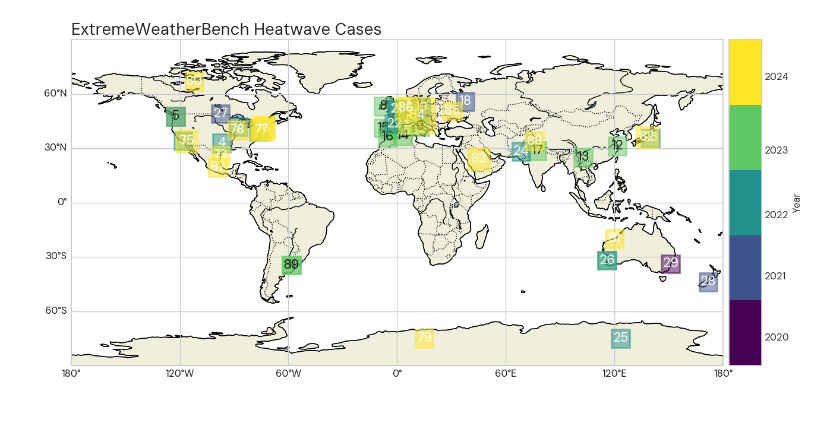
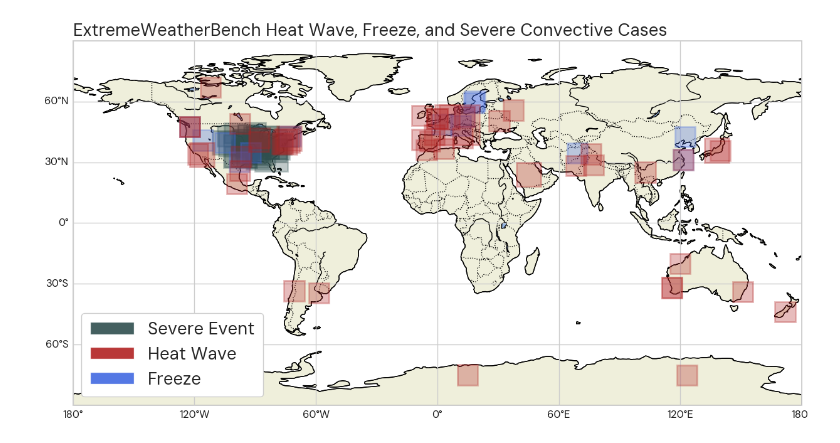
Before and after one commit to brightbandtech/ExtremeWeatherBench, a Jupyter notebook: experimental/plot_events.ipynb, the cells around one changed output. Drawn from its saved outputs; the diff is of its cells as text; code cells hidden in the pictures; blank space fills up the shorter version.

Commit message:
updated plot events with new cases

```diff
--- a/experimental/plot_events.ipynb
+++ b/experimental/plot_events.ipynb
@@ -23,10 +23,10 @@ sns.set_theme(style='whitegrid')
 # %%
 model = 'FOUR_v200_GFS'
 event_list = [events.HeatWave,
-              events.Freeze]
-heatwave_configuration = config.Config(
+              events.Freeze,
+              events.Severe]
+configuration = config.Config(
     event_types=event_list,
     )
 default_forecast_config = config.ForecastSchemaConfig()
-cases = evaluate.evaluate(eval_config=heatwave_configuration, forecast_schema_config=default_forecast_config, dry_run=True,)
-cases
+cases = evaluate.get_case_metadata(eval_config=configuration)
@@ -51,68 +49,68 @@ prop = fm.FontProperties(fname=f.name)
 # %%
 fig = plt.figure(figsize=(15, 10))
 ax = plt.axes(projection=ccrs.PlateCarree())
 
 # Add coastlines and gridlines
 ax.coastlines()
 ax.add_feature(cfeature.BORDERS, linestyle=':')
 ax.add_feature(cfeature.LAND, edgecolor='black')
 ax.add_feature(cfeature.LAKES, edgecolor='black')
 ax.add_feature(cfeature.RIVERS, edgecolor='black')
 
 # Add gridlines
 gl = ax.gridlines(draw_labels=True)
 gl.top_labels = False
 gl.right_labels = False
 gl.xformatter = LongitudeFormatter()
 gl.yformatter = LatitudeFormatter()
 gl.xlabel_style = {'size': 12, 'color': 'k', 'fontproperties': prop}
 gl.ylabel_style = {'size': 12, 'color': 'k', 'fontproperties': prop}
-# Plot boxes for each heat wave case
-for indiv_case in cases.cases:
-    lat = indiv_case.location.latitude
-    lon = indiv_case.location.longitude
-    half_box = indiv_case.bounding_box_degrees
 
-    # Create a rectangle around the indiv_case location
-    # Change edgecolor based on the date
-    # Use a colormap to determine the edgecolor based on the year
-    # Define a discrete colormap
-    cmap = plt.cm.get_cmap('viridis', 5)  # 5 discrete colors for 5 years
+# Define colors for each event type
+event_colors = {
+    'severe_day': 'darkslategray',
+    'heat_wave': 'firebrick',
+    'freeze': 'royalblue',
 
-    # Normalize the colormap to the range of years
-    norm = plt.Normalize(2020, 2024)
-    edgecolor = cmap(norm(indiv_case.start_date.year))
+}
 
-    rect = patches.Rectangle((lon - half_box, lat - half_box), 2 * half_box, 2 * half_box,
-                             linewidth=2, edgecolor=edgecolor, facecolor=edgecolor, transform=ccrs.PlateCarree(),zorder=10,alpha=0.5)
-    ax.add_artist(rect)
-    # Plot the id number next to each rectangle
-    if indiv_case.end_date.year == 2023:
-        ax.text(lon, lat, str(indiv_case.id), transform=ccrs.PlateCarree(), fontsize=16, ha='center', va='center', color='k', fontproperties=prop, bbox=dict(facecolor=edgecolor, alpha=0, edgecolor=None), zorder=10, fontweight='bold')
-    else:
-        ax.text(lon, lat, str(indiv_case.id), transform=ccrs.PlateCarree(), fontsize=16, ha='center', va='center', color='white', fontproperties=prop, bbox=dict(facecolor=edgecolor, alpha=0, edgecolor=None), zorder=10, fontweight='bold')
-    # ax.text(lon, lat, str(indiv_case.id), transform=ccrs.PlateCarree(), fontsize=12, ha='center', va='center', color=edgecolor, bbox=dict(facecolor=edgecolor, alpha=0, edgecolor=None))
+# Plot boxes for each case
+for event in cases[::-1]:
+    for indiv_case in event.cases:
+        lat = indiv_case.location.latitude
+        lon = indiv_case.location.longitude
+        half_box = indiv_case.bounding_box_degrees
 
-# Add a colorbar for the colormap
-divider = make_axes_locatable(ax)
-cax = divider.append_axes("right", size="5%", pad=0.1, axes_class=plt.Axes)
+        # Get color based on event type
+        event_type = indiv_case.event_type
+        color = event_colors.get(event_type, 'gray')  # Default to gray if event type not found
 
+        # Create a rectangle around the indiv_case location
+        rect = patches.Rectangle((lon - half_box, lat - half_box), 2 * half_box, 2 * half_box,
+                                linewidth=2, edgecolor=color, facecolor=color, transform=ccrs.PlateCarree(), zorder=10, alpha=0.3)
+        ax.add_artist(rect)
 
-# Create a ScalarMappable with the discrete colormap
-sm = plt.cm.ScalarMappable(cmap=cmap, norm=norm)
-sm.set_array([])
+        # Plot the id number next to each rectangle
+        # Use white text for both event types for better visibility
+        # ax.text(lon, lat, str(indiv_case.id), transform=ccrs.PlateCarree(), fontsize=16, ha='center', va='center',
+        #         color='white', fontproperties=prop, bbox=dict(facecolor=color, alpha=0, edgecolor=None),
+        #         zorder=10, fontweight='bold')
 
-# Add a colorbar with discrete colorscbar = plt.colorbar(sm, cax=cax, orientation='vertical', ticks=range(2019, 2024))
-sm = plt.cm.ScalarMappable(cmap=cmap, norm=norm)
-sm.set_array([])
-cbar = plt.colorbar(sm, cax=cax, orientation='vertical', ticks=range(2020, 2024))
-# cbar = plt.colorbar(sm, cax=cax, orientation='vertical')
-cbar.set_label('Year',fontproperties=prop,)
-# Center each year on the center of each color
-cbar.set_ticks([2020.35, 2021.1, 2021.85, 2022.65, 2023.55])
-cbar.set_ticklabels([ 2020, 2021, 2022, 2023, 2024],fontproperties=prop,)
-cbar.ax.tick_params(size=0)
-ax.set_title('ExtremeWeatherBench Heatwave Cases',loc='left', fontproperties=prop,fontsize=20)
-plt.savefig('heatwave_cases.png', transparent=True)
+# Create a custom legend for event types
+from matplotlib.patches import Patch
+legend_elements = [
+    Patch(facecolor=event_colors['severe_day'], alpha=0.9, label='Severe Event'),
+    Patch(facecolor=event_colors['heat_wave'], alpha=0.9, label='Heat Wave'),
+    Patch(facecolor=event_colors['freeze'], alpha=0.9, label='Freeze'),
+
+]
+# Create a larger legend by specifying a larger font size in the prop dictionary
+legend_prop = prop.copy()
+legend_prop.set_size(20)  # Increase font size for legend
+ax.legend(handles=legend_elements, loc='lower left', prop=legend_prop, framealpha=1,
+          frameon=True, borderpad=0.5, handletextpad=0.8, handlelength=2.5)
+
+ax.set_title('ExtremeWeatherBench Heat Wave, Freeze, and Severe Convective Cases', loc='left', fontproperties=prop, fontsize=20)
+plt.savefig('extreme_weather_cases.png', transparent=True)
 # %% [output]
-[figure, old version]
+[figure, new version]
```
Also changed, not shown: parts of 1 cell of this notebook.
